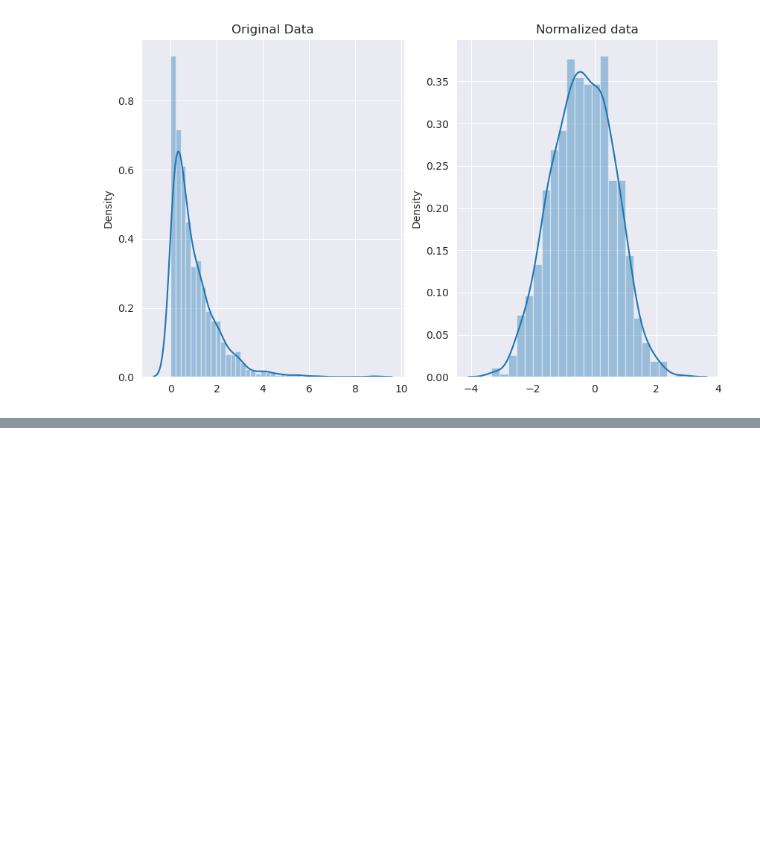
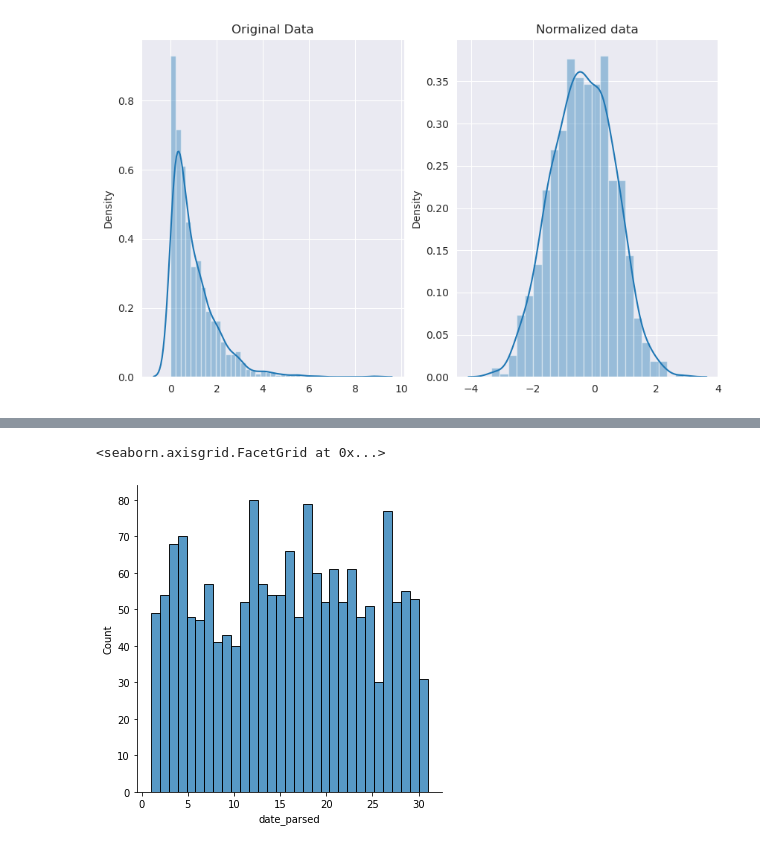
Before and after one commit to Hanabiraa/ds-way, a Jupyter notebook: pandas-way/data_cleaning_tutorial_beginner.ipynb, the cells around one changed output, grey strips where cells are left out. Saved outputs shown, nothing was run; the diff lists cells and outputs as text; code cells hidden in the pictures; blank space fills up the shorter version.

Commit message:
feat/add part with date parsing in data cleaning tutor

```diff
--- a/pandas-way/data_cleaning_tutorial_beginner.ipynb
+++ b/pandas-way/data_cleaning_tutorial_beginner.ipynb
@@ -236,0 +245,4 @@ Text(0.5, 1.0, 'Normalized data')
+# %%
+# data
+df = pd.read_csv("./data/landslide-events/catalog.csv")
+df.head()
@@ -236,0 +293,3 @@ Text(0.5, 1.0, 'Normalized data')
+# %%
+df['date_parsed'] = pd.to_datetime(df.date, format='%m/%d/%y')
+df.date_parsed.head()
@@ -236,0 +313,3 @@ Text(0.5, 1.0, 'Normalized data')
+# %%
+day_of_month_landslides = df.date_parsed.dt.day
+day_of_month_landslides.head()
@@ -236,0 +331,6 @@ Text(0.5, 1.0, 'Normalized data')
+# %%
+day_of_month_landslides = day_of_month_landslides.dropna()
+sns.displot(day_of_month_landslides, bins=31, kde=False)
+# %% [output]
+<seaborn.axisgrid.FacetGrid at 0x...>
+[figure, added]
```
Also changed, not shown: parts of 32 cells of this notebook.
